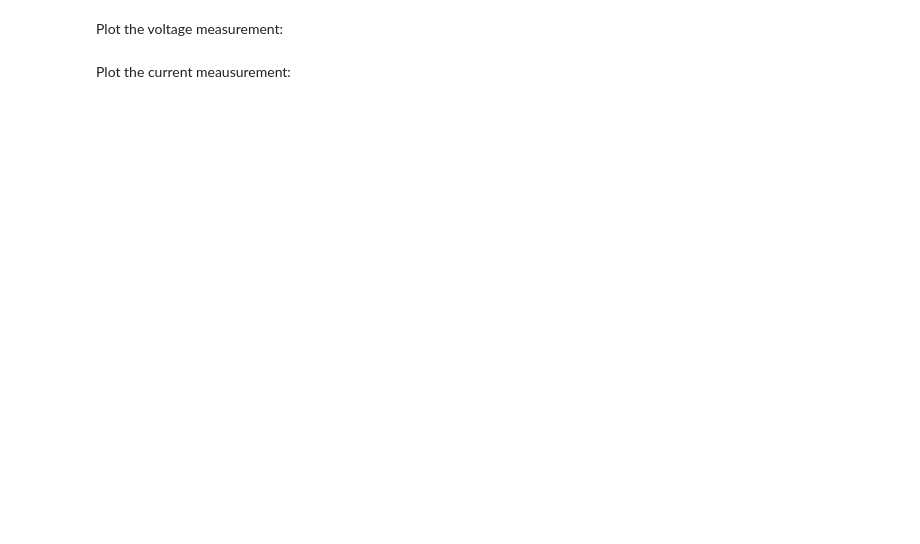
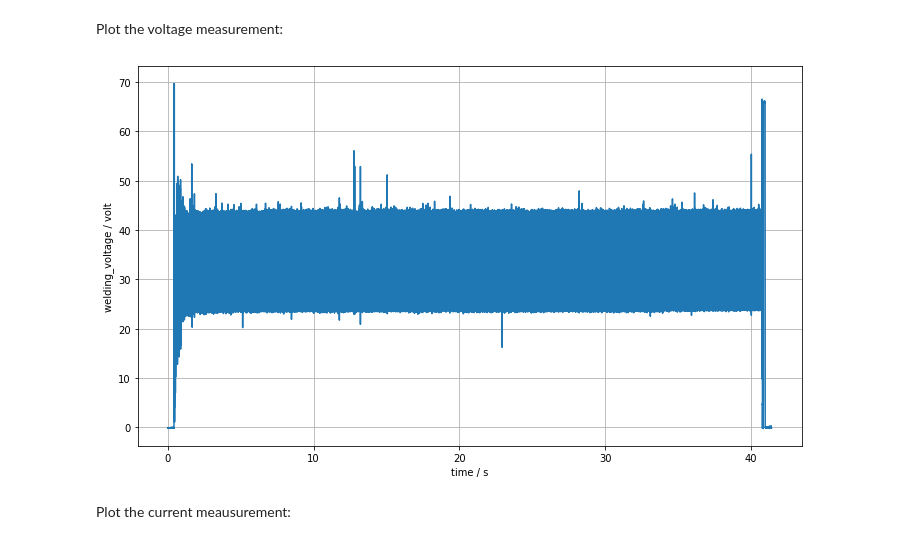
Before and after one commit to BAMWelDX/IIW2021_joint_intermediate_CXII, a Jupyter notebook: iiw2021_CXII_fabry_cagtay_01.ipynb, the cells around one changed output. Saved outputs shown, nothing was run; the diff lists cells and outputs as text; code cells hidden in the pictures; blank space fills up the shorter version.

```diff
--- a/iiw2021_CXII_fabry_cagtay_01.ipynb
+++ b/iiw2021_CXII_fabry_cagtay_01.ipynb
@@ -295,7 +345,9 @@ plot_measurements(weldx_file["measurements"], ref_time=weldx_file["reference_tim
 # %% [markdown]
 Plot the voltage measurement:
 # %%
-plot_signal(weldx_file["welding_voltage"])
+plot_signal(weldx_file["welding_voltage"], "welding_voltage")
+# %% [output]
+[figure, added]
 # %% [markdown]
 Plot the current meausurement:
 # %%
```
Also changed, not shown: parts of 35 cells of this notebook, 2 other files.
